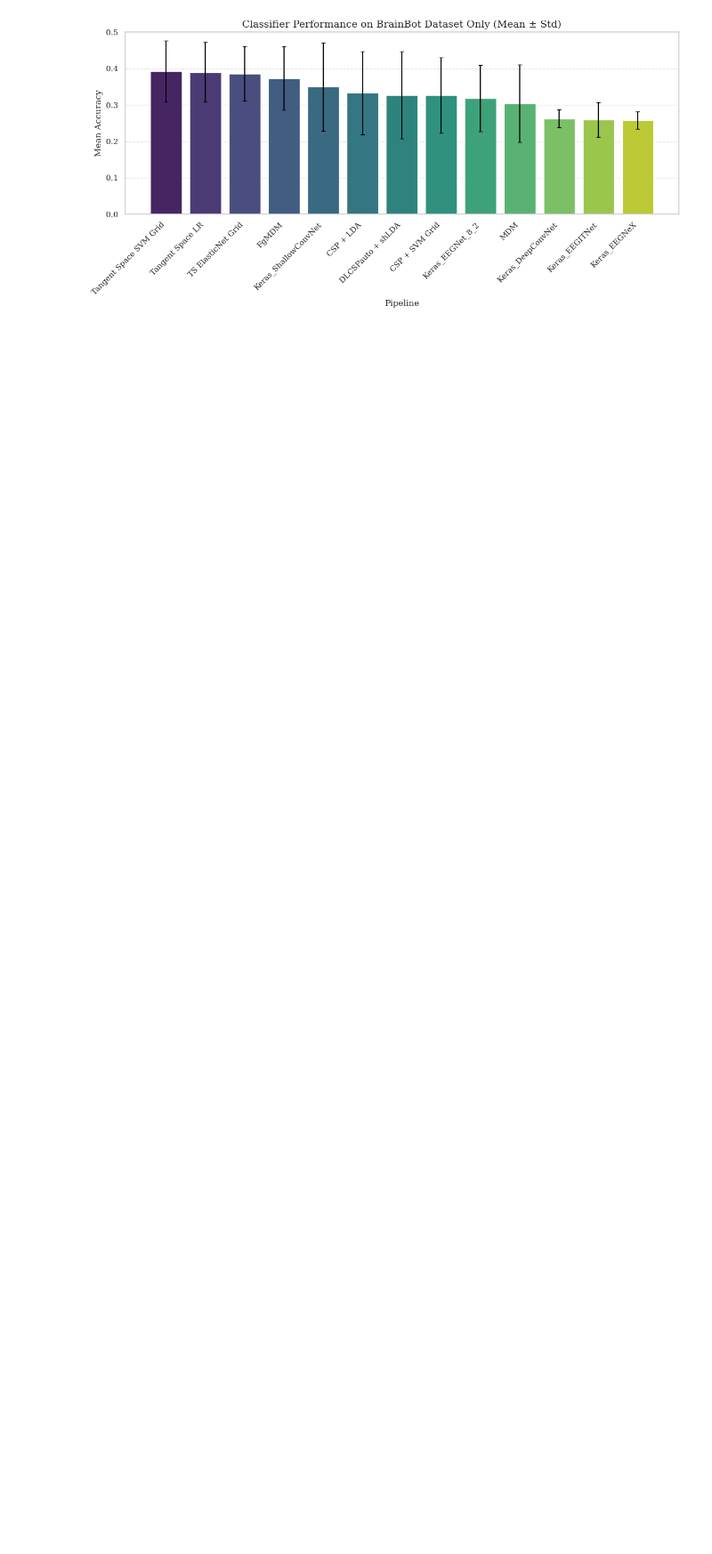
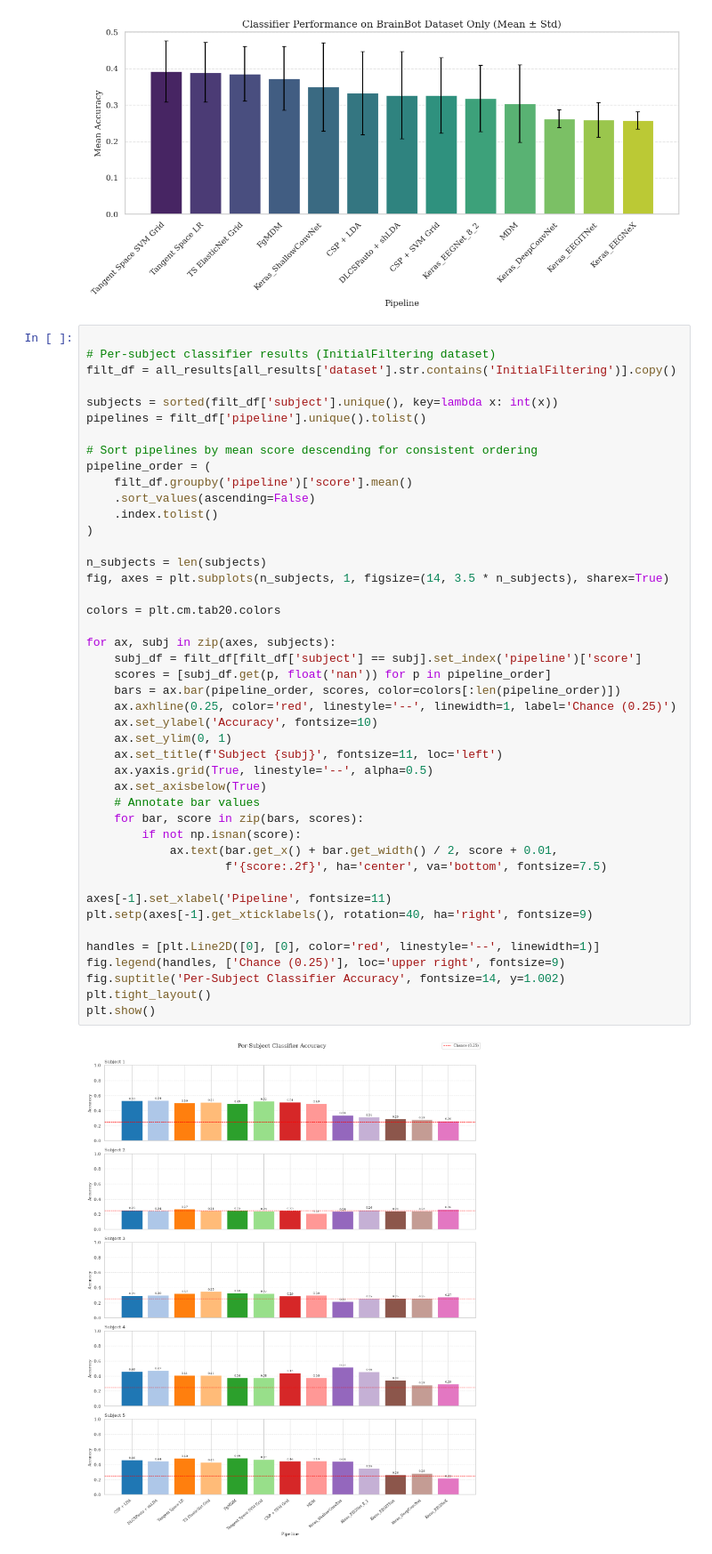
Before and after one commit to luluu9/BCI2025-sandbox, a Jupyter notebook: results.ipynb, the cells around one changed output. Shown at 89% size. Drawn from its saved outputs; the diff is of its cells as text; blank space fills up the shorter version.

Commit message:
add results visualisation

```diff
--- a/results.ipynb
+++ b/results.ipynb
@@ -169,3 +169,49 @@ Keras_DeepConvNet       0.263071  0.024688     10
 Keras_EEGITNet          0.259356  0.048059     10
 Keras_EEGNeX            0.258385  0.024181     10
 [figure]
+# %%
+
+# Per-subject classifier results (InitialFiltering dataset)
+filt_df = all_results[all_results['dataset'].str.contains('InitialFiltering')].copy()
+
+subjects = sorted(filt_df['subject'].unique(), key=lambda x: int(x))
+pipelines = filt_df['pipeline'].unique().tolist()
+
+# Sort pipelines by mean score descending for consistent ordering
+pipeline_order = (
+    filt_df.groupby('pipeline')['score'].mean()
+    .sort_values(ascending=False)
+    .index.tolist()
+)
+
+n_subjects = len(subjects)
+fig, axes = plt.subplots(n_subjects, 1, figsize=(14, 3.5 * n_subjects), sharex=True)
+
+colors = plt.cm.tab20.colors
+
+for ax, subj in zip(axes, subjects):
+    subj_df = filt_df[filt_df['subject'] == subj].set_index('pipeline')['score']
+    scores = [subj_df.get(p, float('nan')) for p in pipeline_order]
+    bars = ax.bar(pipeline_order, scores, color=colors[:len(pipeline_order)])
+    ax.axhline(0.25, color='red', linestyle='--', linewidth=1, label='Chance (0.25)')
+    ax.set_ylabel('Accuracy', fontsize=10)
+    ax.set_ylim(0, 1)
+    ax.set_title(f'Subject {subj}', fontsize=11, loc='left')
+    ax.yaxis.grid(True, linestyle='--', alpha=0.5)
+    ax.set_axisbelow(True)
+    # Annotate bar values
+    for bar, score in zip(bars, scores):
+        if not np.isnan(score):
+            ax.text(bar.get_x() + bar.get_width() / 2, score + 0.01,
+                    f'{score:.2f}', ha='center', va='bottom', fontsize=7.5)
+
+axes[-1].set_xlabel('Pipeline', fontsize=11)
+plt.setp(axes[-1].get_xticklabels(), rotation=40, ha='right', fontsize=9)
+
+handles = [plt.Line2D([0], [0], color='red', linestyle='--', linewidth=1)]
+fig.legend(handles, ['Chance (0.25)'], loc='upper right', fontsize=9)
+fig.suptitle('Per-Subject Classifier Accuracy', fontsize=14, y=1.002)
+plt.tight_layout()
+plt.show()
+# %% [output]
+[figure, added]
```
